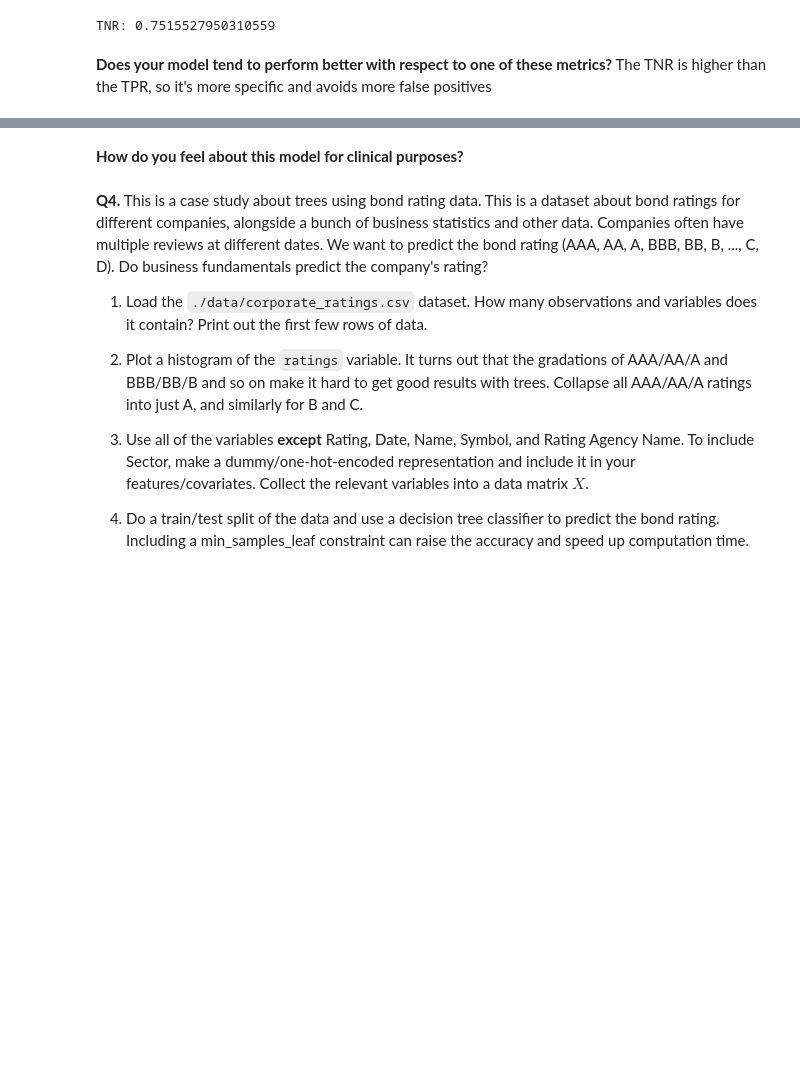
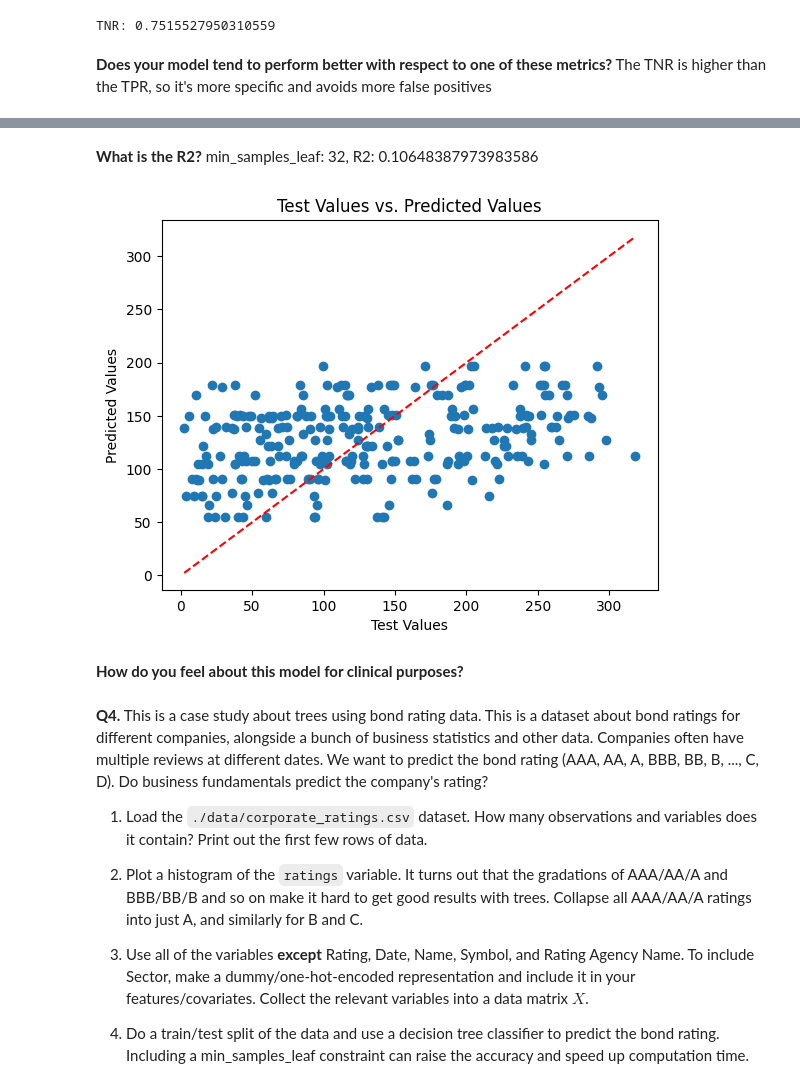
Before and after one commit to kpunsalan8/trees-KP, a Jupyter notebook: assignment/assignment.ipynb, the cells around one changed output, grey strips where cells are left out. Drawn from its saved outputs; the diff is of its cells as text; code cells hidden in the pictures; blank space fills up the shorter version.

Commit message:
Save 3.5 plot

```diff
--- a/assignment/assignment.ipynb
+++ b/assignment/assignment.ipynb
@@ -333,4 +332,6 @@ TNR: 0.7515527950310559
 # %% [markdown]
 **Does your model tend to perform better with respect to one of these metrics?** The TNR is higher than the TPR, so it's more specific and avoids more false positives
 # %%
-# 3.5 predict Overall Survival (Months) w features X
+# 3.5 predict Overall Survival (Months) with features X
+y = df_subset['Overall Survival (Months)']
+X_train, X_test, y_train, y_test = train_test_split(X, y, test_size=0.2, random_state=42)
@@ -342,0 +338,10 @@ TNR: 0.7515527950310559
+# %%
+# need to pick the best min sample amount for each leaf
+# computing the  𝑅2  for each value between 1 and 25
+for i in range(31, 40):
+    regressor = DecisionTreeRegressor(min_samples_leaf=i)
+    regressor.fit(X_train, y_train)
+    score = regressor.score(X_test, y_test)
+    print(f"min_samples_leaf: {i}, R2: {score}")
+# tried small ranges moving up from 1 to find the best r2 with optimal min sample
+# best score seems to be 32
@@ -343,3 +358,21 @@ TNR: 0.7515527950310559
+# %% [markdown]
+**What is the R2?** min_samples_leaf: 32, R2: 0.10648387973983586
+# %%
+reg_tree = DecisionTreeRegressor(min_samples_leaf=32)
+reg_tree.fit(X_train, y_train)
+y_pred_tree = reg_tree.predict(X_test)
+# %%
+# Plot the test values against the predicted values
+plt.scatter(y_test, y_pred_tree)
+plt.plot([min(y_test), max(y_test)], [min(y_test), max(y_test)], 'r--')
+# axis labels
+plt.xlabel('Test Values')
+plt.ylabel('Predicted Values')
+# title
+plt.title('Test Values vs. Predicted Values')
+plt.show()
+# %% [output]
+[figure, added]
 # %% [markdown]
 **How do you feel about this model for clinical purposes?**
 # %% [markdown]
```
Also changed, not shown: parts of 5 cells of this notebook.
